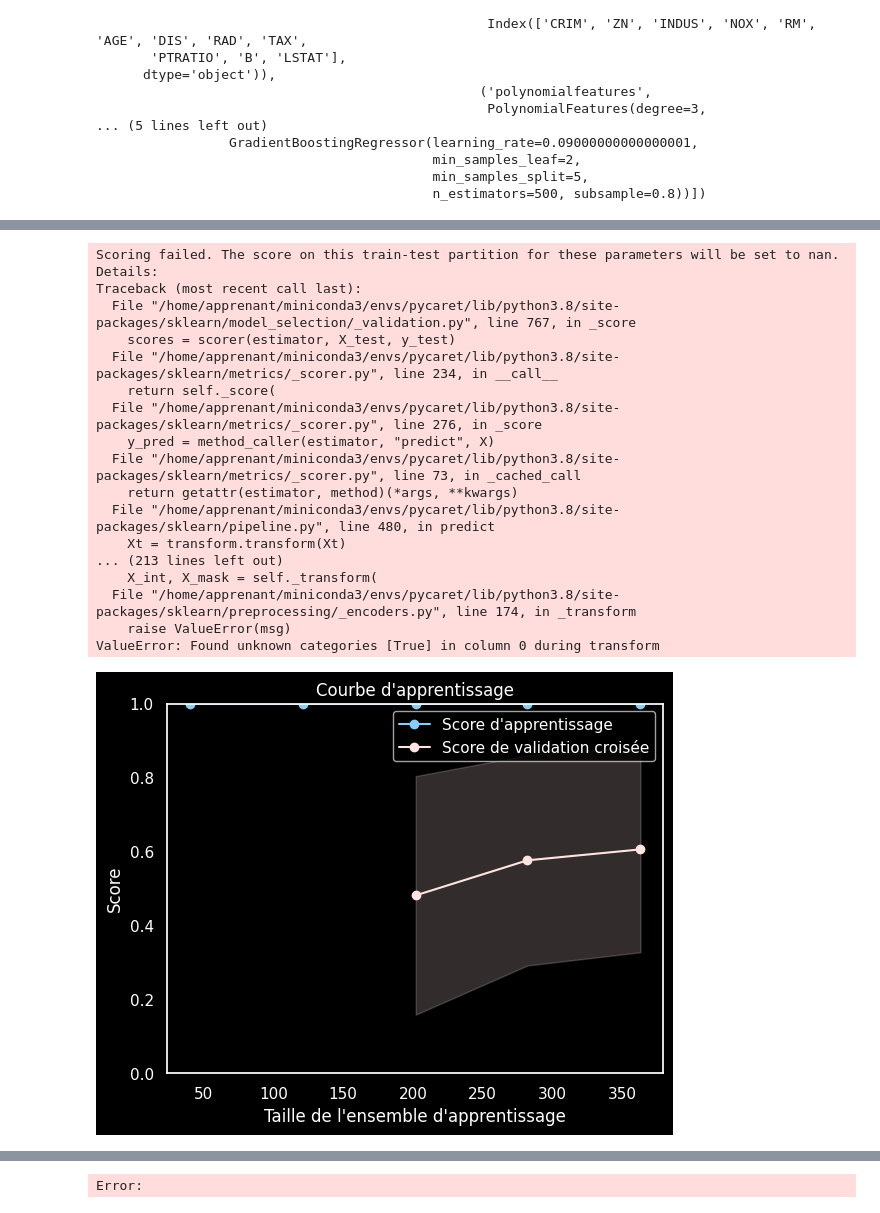
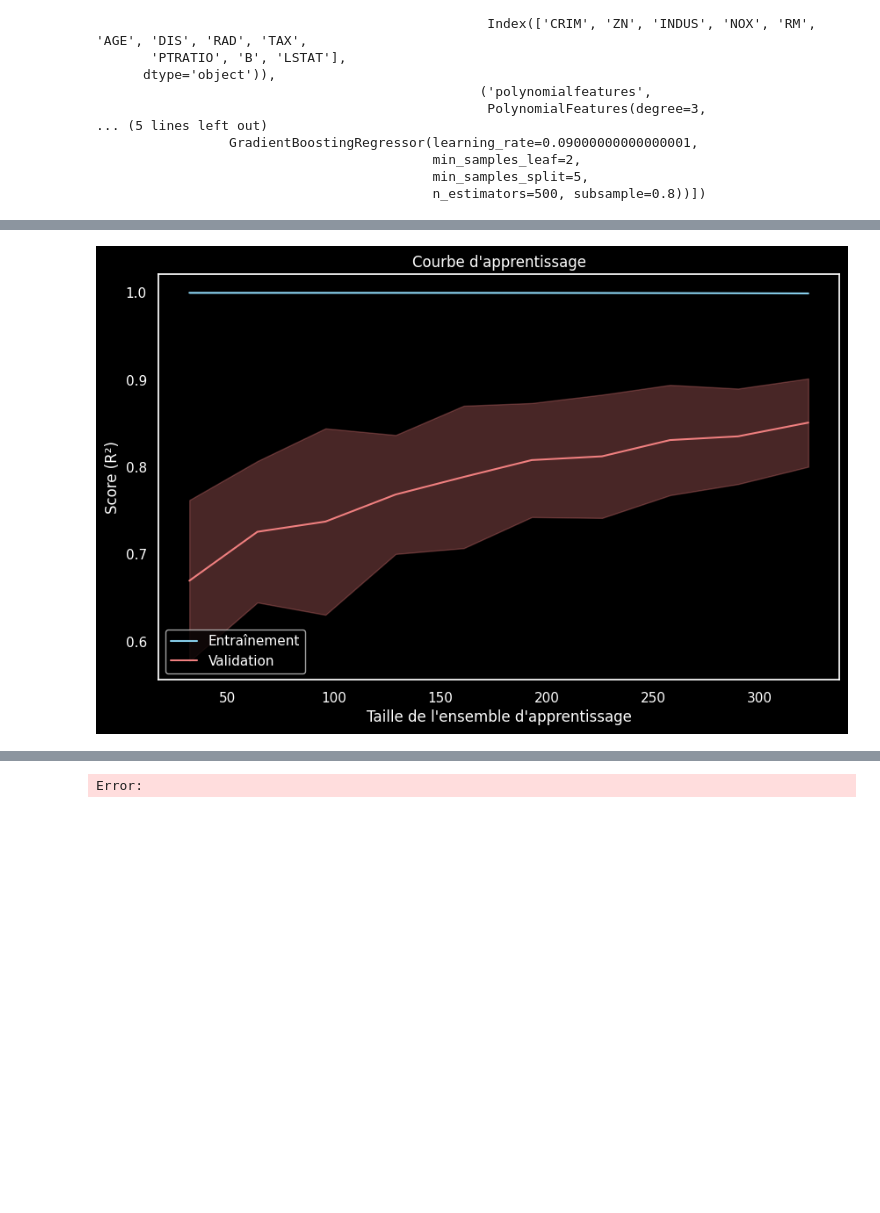
Before and after one commit to davidbreau/ML_boston, a Jupyter notebook: B_ .ipynb, the cells around one changed output, grey strips where cells are left out. Cells and saved outputs as stored; diff of their text form; code cells hidden in the pictures; blank space fills up the shorter version.

```diff
--- a/B_ .ipynb
+++ b/B_ .ipynb
@@ -36,7 +37,7 @@ ridge = Ridge()
 lasso = Lasso()
 gbr = GradientBoostingRegressor()
 # %%
-scaler = rbst
+scaler = minmax
 
 estimator = GradientBoostingRegressor(
     subsample = 0.8,
@@ -113,55 +169,28 @@ plt.show()
 # %%
 import numpy as np
 import matplotlib.pyplot as plt
 from sklearn.model_selection import learning_curve
 
-# Calcul de la courbe d'apprentissage
-train_sizes, train_scores, test_scores = learning_curve(
-    pipeline, X, y,
-    train_sizes=[0.1, 0.3, 0.5, 0.7, 0.9],
-    cv=5,
-    scoring='r2'
-)
+# Définir les tailles des ensembles d'apprentissage
+train_sizes, train_scores, valid_scores = learning_curve(estimator, X_train, y_train, train_sizes=np.linspace(0.1, 1.0, 10), cv=5, scoring="r2")
 
-# Calcul des scores moyens et écart-types
-train_scores_mean = np.mean(train_scores, axis=1)
-train_scores_std = np.std(train_scores, axis=1)
-test_scores_mean = np.mean(test_scores, axis=1)
-test_scores_std = np.std(test_scores, axis=1)
+# Calculer les moyennes et les écarts-types des scores d'apprentissage et de validation
+train_mean = np.mean(train_scores, axis=1)
+train_std = np.std(train_scores, axis=1)
+valid_mean = np.mean(valid_scores, axis=1)
+valid_std = np.std(valid_scores, axis=1)
 
-# Tracé de la courbe d'apprentissage
-plt.figure()
-plt.title('Courbe d\'apprentissage')
-plt.xlabel('Taille de l\'ensemble d\'apprentissage')
-plt.ylabel('Score')
-plt.ylim(0.0, 1.0)
-
-# Tracé des scores d'apprentissage
-plt.plot(train_sizes, train_scores_mean, 'o-', color='lightskyblue', label='Score d\'apprentissage')
-plt.fill_between(train_sizes, train_scores_mean - train_scores_std, train_scores_mean + train_scores_std, alpha=0.2, color='lightskyblue')
-
-# Tracé des scores de validation croisée
-plt.plot(train_sizes, test_scores_mean, 'o-', color='mistyrose', label='Score de validation croisée')
-plt.fill_between(train_sizes, test_scores_mean - test_scores_std, test_scores_mean + test_scores_std, alpha=0.2, color='mistyrose')
-
+# Tracer la courbe d'apprentissage
+plt.figure(figsize=(10, 6))
+plt.plot(train_sizes, train_mean, label="Entraînement", color="skyblue")
+plt.plot(train_sizes, valid_mean, label="Validation", color="lightcoral")
+plt.fill_between(train_sizes, train_mean - train_std, train_mean + train_std, alpha=0.3, color="skyblue")
+plt.fill_between(train_sizes, valid_mean - valid_std, valid_mean + valid_std, alpha=0.3, color="lightcoral")
+plt.title("Courbe d'apprentissage")
+plt.xlabel("Taille de l'ensemble d'apprentissage")
+plt.ylabel("Score (R²)")
 plt.legend()
+plt.grid(False)
 plt.show()
 # %% [output]
-Scoring failed. The score on this train-test partition for these parameters will be set to nan. Details:
-Traceback (most recent call last):
-  File "/home/apprenant/miniconda3/envs/pycaret/lib/python3.8/site-packages/sklearn/model_selection/_validation.py", line 767, in _score
-    scores = scorer(estimator, X_test, y_test)
-  File "/home/apprenant/miniconda3/envs/pycaret/lib/python3.8/site-packages/sklearn/metrics/_scorer.py", line 234, in __call__
-    return self._score(
-  File "/home/apprenant/miniconda3/envs/pycaret/lib/python3.8/site-packages/sklearn/metrics/_scorer.py", line 276, in _score
-    y_pred = method_caller(estimator, "predict", X)
-  File "/home/apprenant/miniconda3/envs/pycaret/lib/python3.8/site-packages/sklearn/metrics/_scorer.py", line 73, in _cached_call
-    return getattr(estimator, method)(*args, **kwargs)
-  File "/home/apprenant/miniconda3/envs/pycaret/lib/python3.8/site-packages/sklearn/pipeline.py", line 480, in predict
-    Xt = transform.transform(Xt)
-... (213 lines left out)
-    X_int, X_mask = self._transform(
-  File "/home/apprenant/miniconda3/envs/pycaret/lib/python3.8/site-packages/sklearn/preprocessing/_encoders.py", line 174, in _transform
-    raise ValueError(msg)
-ValueError: Found unknown categories [True] in column 0 during transform
-[figure, old version]
+[figure, new version]
```
Also changed, not shown: parts of 9 cells of this notebook, 47 other files.
